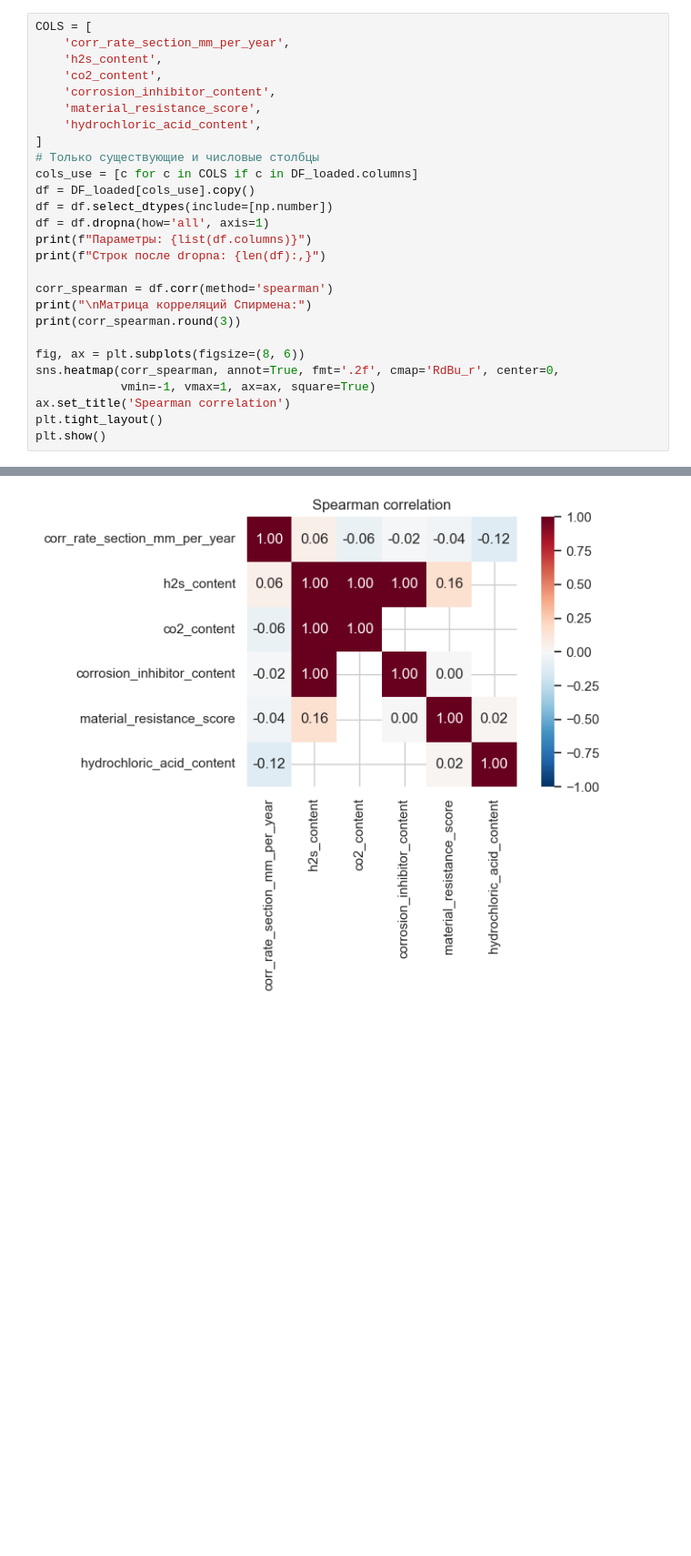
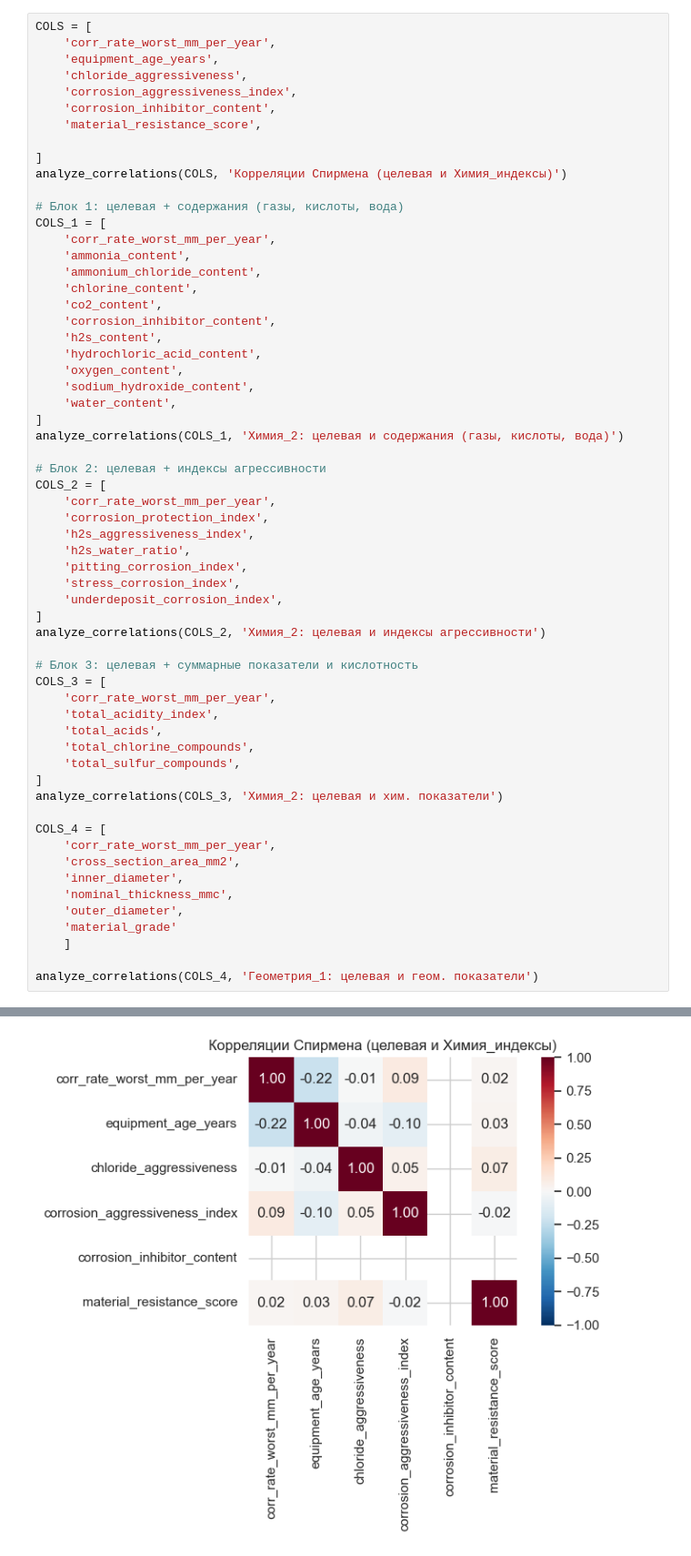
Before and after one commit to Kosyakin/corrosion_analysis_project, a Jupyter notebook: PythonMLExperiments/1_corr_analysis/correlation_analysis.ipynb, the cells around one changed output, grey strips where cells are left out. Shown at 91% size. Drawn from its saved outputs; the diff is of its cells as text; blank space fills up the shorter version.

```diff
--- a/PythonMLExperiments/1_corr_analysis/correlation_analysis.ipynb
+++ b/PythonMLExperiments/1_corr_analysis/correlation_analysis.ipynb
@@ -127,28 +133,61 @@ hydrochloric_acid_content                           1.000
 # %%
 COLS = [
-    'corr_rate_section_mm_per_year',
-    'h2s_content',
+    'corr_rate_worst_mm_per_year',
+    'equipment_age_years',
+    'chloride_aggressiveness',
+    'corrosion_aggressiveness_index',
+    'corrosion_inhibitor_content',
+    'material_resistance_score',
+
+]
+analyze_correlations(COLS, 'Корреляции Спирмена (целевая и Химия_индексы)')
+
+# Блок 1: целевая + содержания (газы, кислоты, вода)
+COLS_1 = [
+    'corr_rate_worst_mm_per_year',
+    'ammonia_content',
+    'ammonium_chloride_content',
+    'chlorine_content',
     'co2_content',
     'corrosion_inhibitor_content',
-    'material_resistance_score',
+    'h2s_content',
     'hydrochloric_acid_content',
+    'oxygen_content',
+    'sodium_hydroxide_content',
+    'water_content',
 ]
-# Только существующие и числовые столбцы
-cols_use = [c for c in COLS if c in DF_loaded.columns]
-df = DF_loaded[cols_use].copy()
-df = df.select_dtypes(include=[np.number])
-df = df.dropna(how='all', axis=1)
-print(f"Параметры: {list(df.columns)}")
-print(f"Строк после dropna: {len(df):,}")
+analyze_correlations(COLS_1, 'Химия_2: целевая и содержания (газы, кислоты, вода)')
 
-corr_spearman = df.corr(method='spearman')
-print("\nМатрица корреляций Спирмена:")
-print(corr_spearman.round(3))
+# Блок 2: целевая + индексы агрессивности
+COLS_2 = [
+    'corr_rate_worst_mm_per_year',
+    'corrosion_protection_index',
+    'h2s_aggressiveness_index',
+    'h2s_water_ratio',
+    'pitting_corrosion_index',
+    'stress_corrosion_index',
+    'underdeposit_corrosion_index',
+]
+analyze_correlations(COLS_2, 'Химия_2: целевая и индексы агрессивности')
 
-fig, ax = plt.subplots(figsize=(8, 6))
-sns.heatmap(corr_spearman, annot=True, fmt='.2f', cmap='RdBu_r', center=0,
-            vmin=-1, vmax=1, ax=ax, square=True)
-ax.set_title('Spearman correlation')
-plt.tight_layout()
-plt.show()
+# Блок 3: целевая + суммарные показатели и кислотность
+COLS_3 = [
+    'corr_rate_worst_mm_per_year',
+    'total_acidity_index',
+    'total_acids',
+    'total_chlorine_compounds',
+    'total_sulfur_compounds',
+]
+analyze_correlations(COLS_3, 'Химия_2: целевая и хим. показатели')
+
+COLS_4 = [
+    'corr_rate_worst_mm_per_year',
+    'cross_section_area_mm2',
+    'inner_diameter',
+    'nominal_thickness_mmc',
+    'outer_diameter',
+    'material_grade'
+    ]
+
+analyze_correlations(COLS_4, 'Геометрия_1: целевая и геом. показатели')
 # %% [output]
@@ -172 +211 @@ hydrochloric_acid_content                          1.000
-[figure, old version]
+[figure, new version]
```
Also changed, not shown: parts of 8 cells of this notebook, 1 other file.
